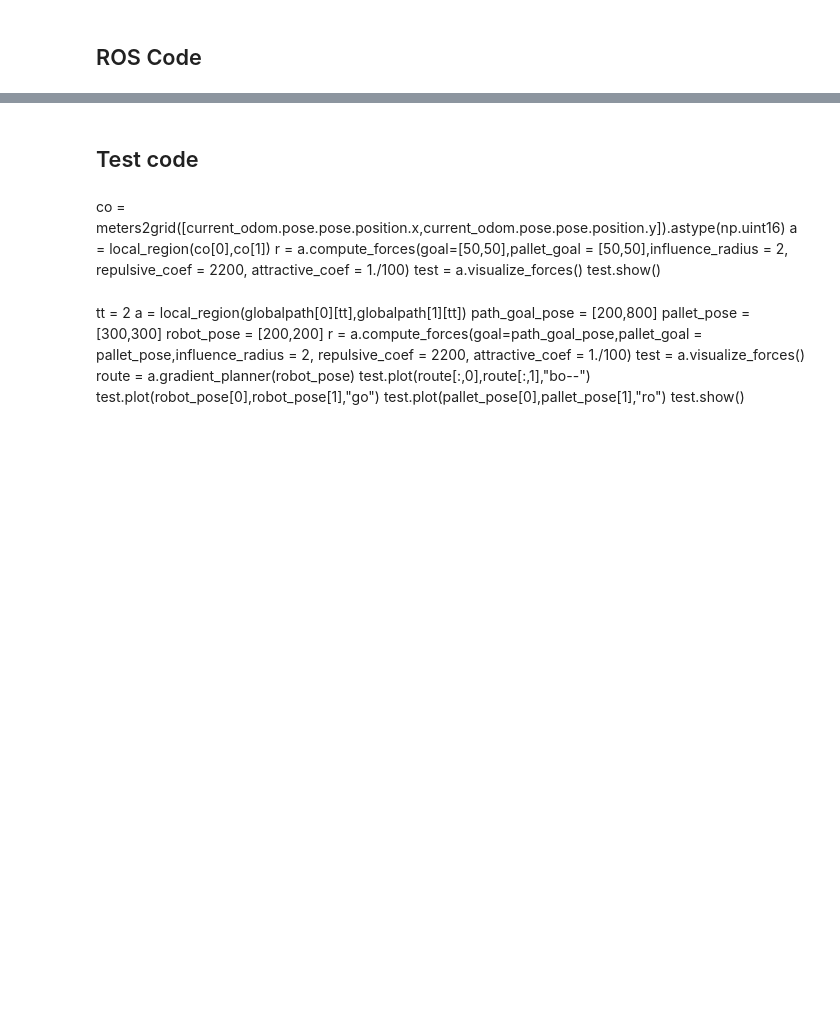
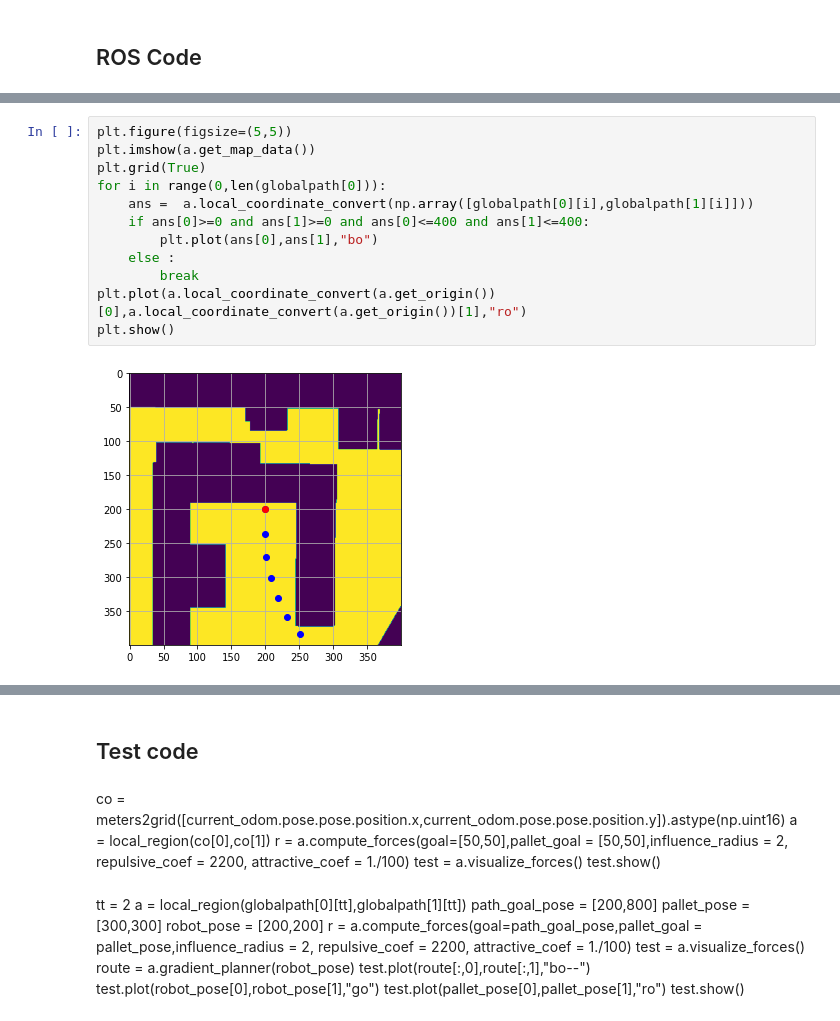
Before and after one commit to scifiswapnil/decentralized-payload-transport, a Jupyter notebook: src/jackal_workspace/scripts/LocalPlanner.ipynb, the cells around one changed output, grey strips where cells are left out. Saved outputs shown, nothing was run; the diff lists cells and outputs as text; blank space fills up the shorter version.

```diff
--- a/src/jackal_workspace/scripts/LocalPlanner.ipynb
+++ b/src/jackal_workspace/scripts/LocalPlanner.ipynb
@@ -208,3 +234,17 @@ path_pub = rospy.Publisher('/jackal0/cmd_vel', Twist, queue_size=10)
+# %%
+plt.figure(figsize=(5,5))
+plt.imshow(a.get_map_data())
+plt.grid(True)
+for i in range(0,len(globalpath[0])):
+    ans =  a.local_coordinate_convert(np.array([globalpath[0][i],globalpath[1][i]]))
+    if ans[0]>=0 and ans[1]>=0 and ans[0]<=400 and ans[1]<=400:
+        plt.plot(ans[0],ans[1],"bo")
+    else :
+        break
+plt.plot(a.local_coordinate_convert(a.get_origin())[0],a.local_coordinate_convert(a.get_origin())[1],"ro")
+plt.show()
+# %% [output]
+[figure, added]
 # %%
 p = True
 t = 0
```
Also changed, not shown: parts of 6 cells of this notebook, 1 other file.
